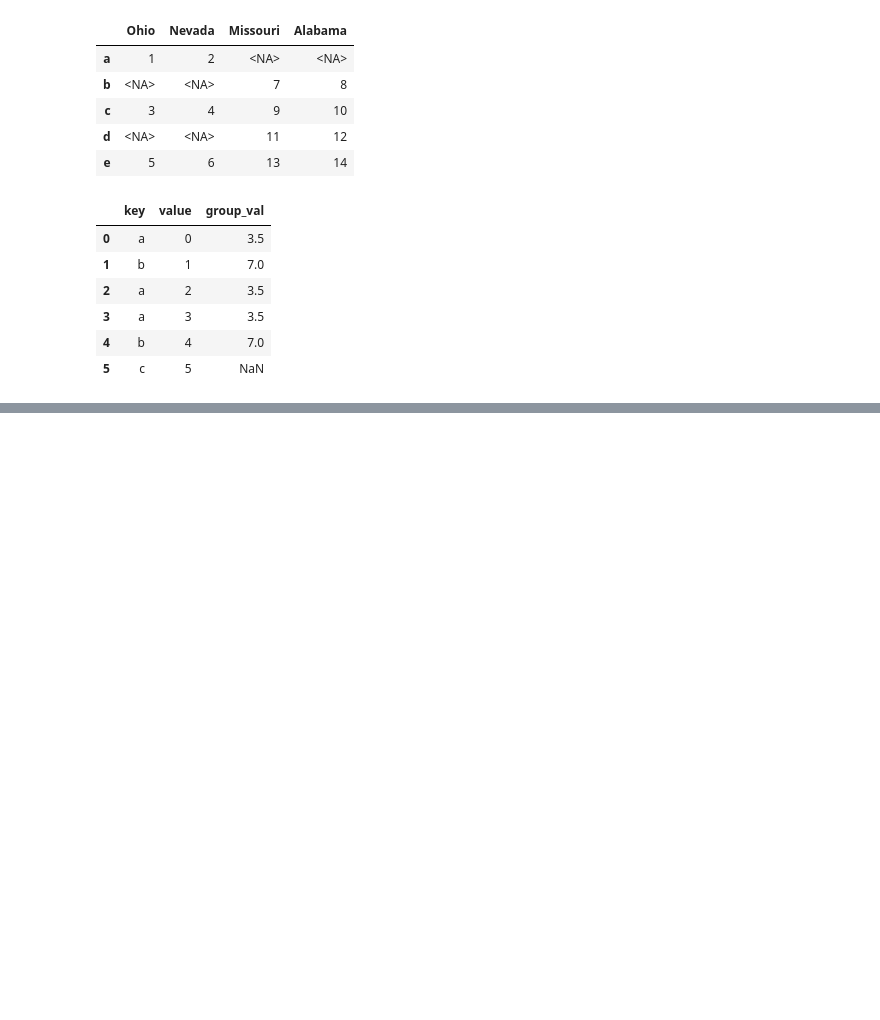
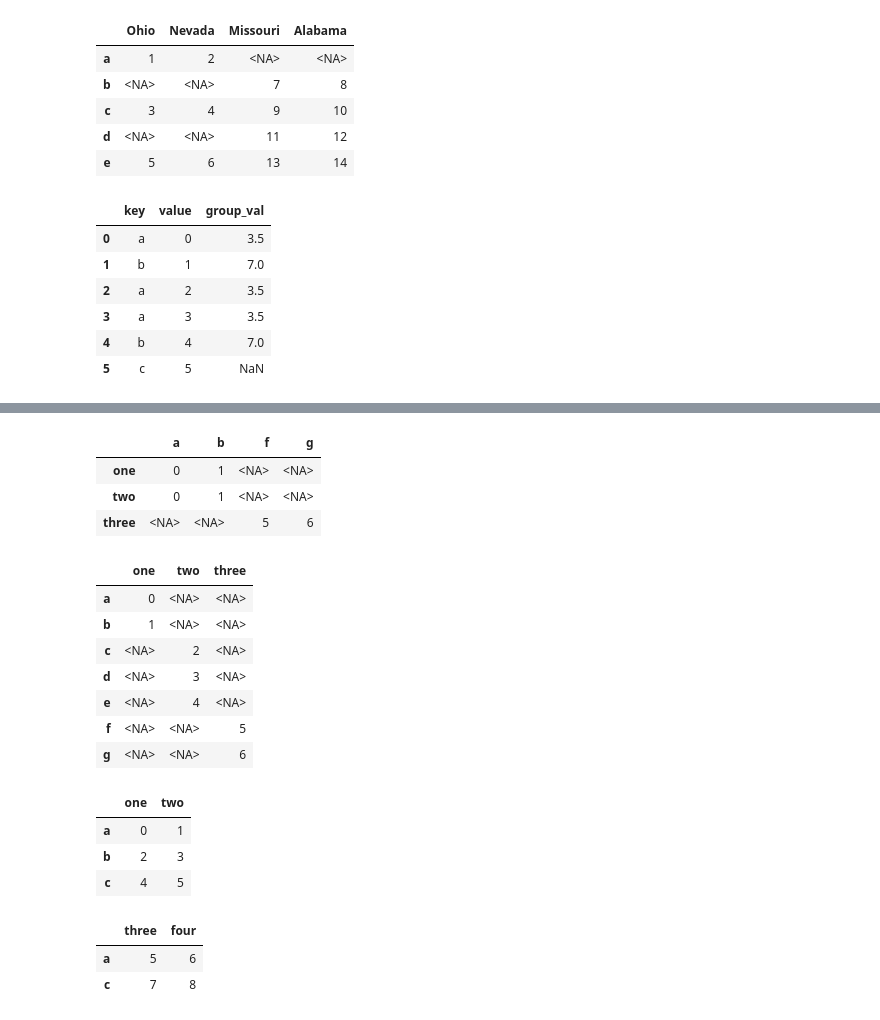
Before and after one commit to LydiaStoneKonstanski/WesCh678, a Jupyter notebook: Chapter8WorkAlong.ipynb, the cells around one changed output, grey strips where cells are left out. Saved outputs shown, nothing was run; the diff lists cells and outputs as text; code cells hidden in the pictures; blank space fills up the shorter version.

```diff
--- a/Chapter8WorkAlong.ipynb
+++ b/Chapter8WorkAlong.ipynb
@@ -614,0 +718,18 @@ SyntaxError: closing parenthesis ']' does not match opening parenthesis '(' (132
+# %%
+result.unstack()
+# %% [output]
+|  | a | b | f | g |
+| one | 0 | 1 | <NA> | <NA> |
+| two | 0 | 1 | <NA> | <NA> |
+| three | <NA> | <NA> | 5 | 6 |
+# %%
+pd.concat([s1,s2,s3], axis= "columns", keys=["one", "two", "three"])
+# %% [output]
+|  | one | two | three |
+| a | 0 | <NA> | <NA> |
+| b | 1 | <NA> | <NA> |
+| c | <NA> | 2 | <NA> |
+| d | <NA> | 3 | <NA> |
+| e | <NA> | 4 | <NA> |
+| f | <NA> | <NA> | 5 |
+| g | <NA> | <NA> | 6 |
@@ -614,0 +742,13 @@ SyntaxError: closing parenthesis ']' does not match opening parenthesis '(' (132
+# %%
+df1
+# %% [output]
+|  | one | two |
+| a | 0 | 1 |
+| b | 2 | 3 |
+| c | 4 | 5 |
+# %%
+df2
+# %% [output]
+|  | three | four |
+| a | 5 | 6 |
+| c | 7 | 8 |
```
Also changed, not shown: parts of 40 cells of this notebook.
